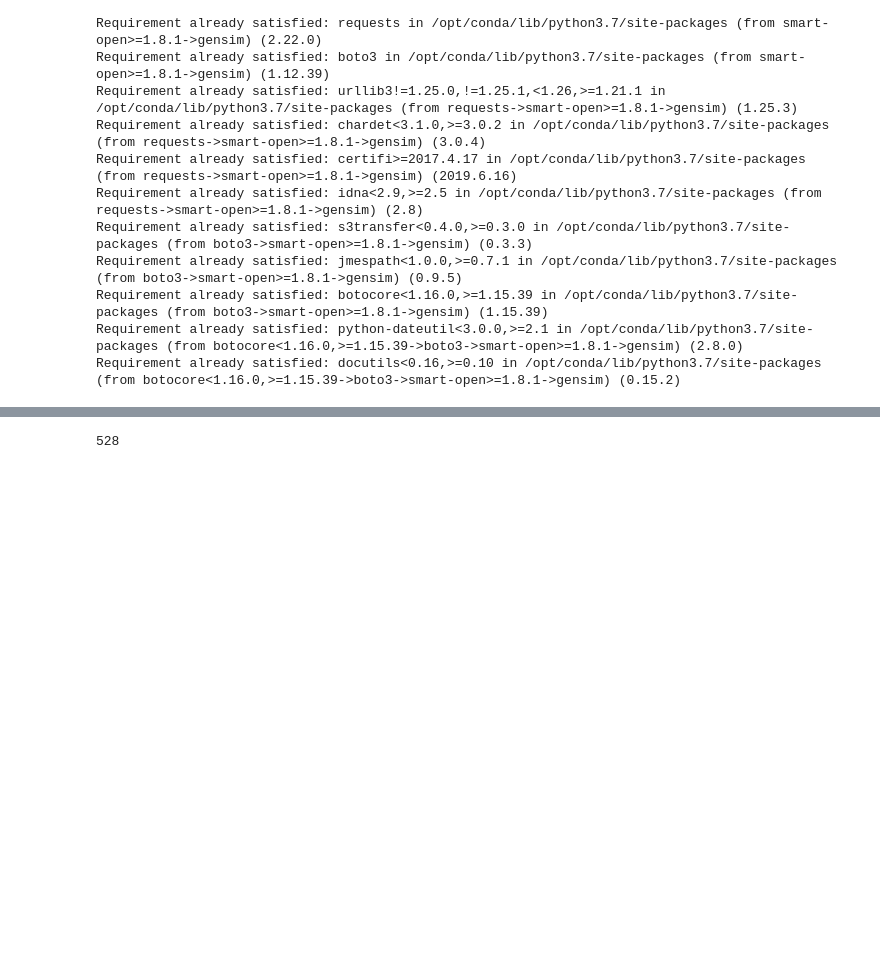
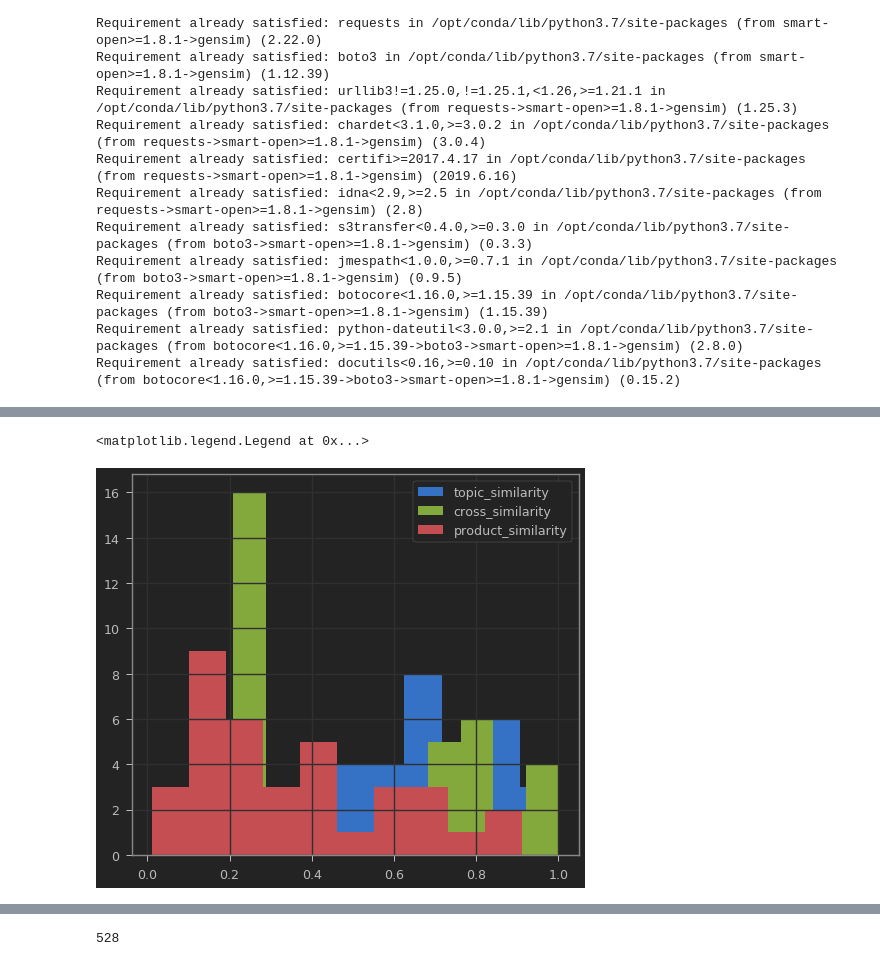
Before and after one commit to nicksettje/unique-search, a Jupyter notebook: backend.ipynb, the cells around one changed output, grey strips where cells are left out. Saved outputs shown, nothing was run; the diff lists cells and outputs as text; code cells hidden in the pictures; blank space fills up the shorter version.

```diff
--- a/backend.ipynb
+++ b/backend.ipynb
@@ -454,0 +476,9 @@ for topic in inferred_vectors:
+# %%
+fig, ax = plt.subplots()
+keys = ['topic_similarity', 'cross_similarity', 'product_similarity']
+for key in keys:
+    playlist[key].hist(ax=ax)
+ax.legend(keys)
+# %% [output]
+<matplotlib.legend.Legend at 0x...>
+[figure, added]
```
Also changed, not shown: parts of 76 cells of this notebook.
